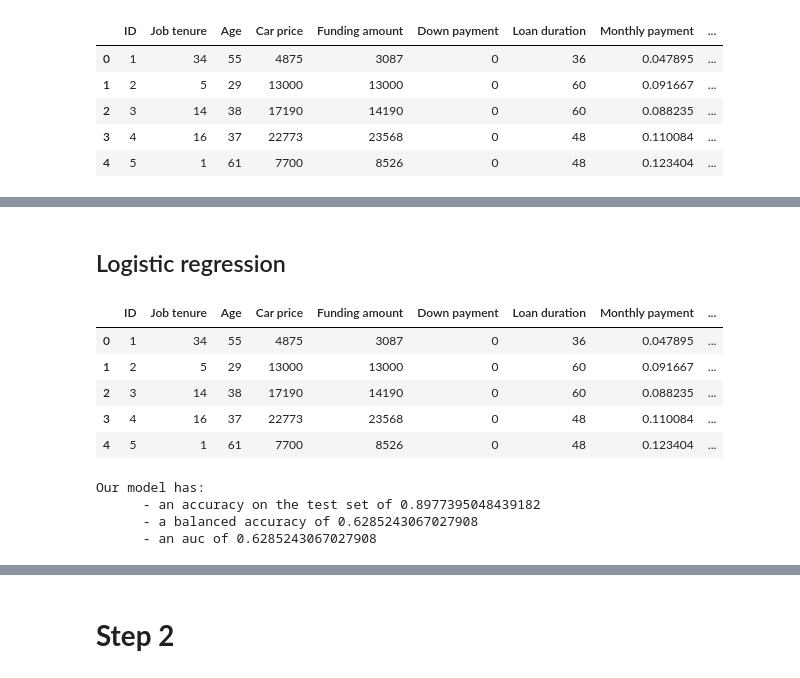
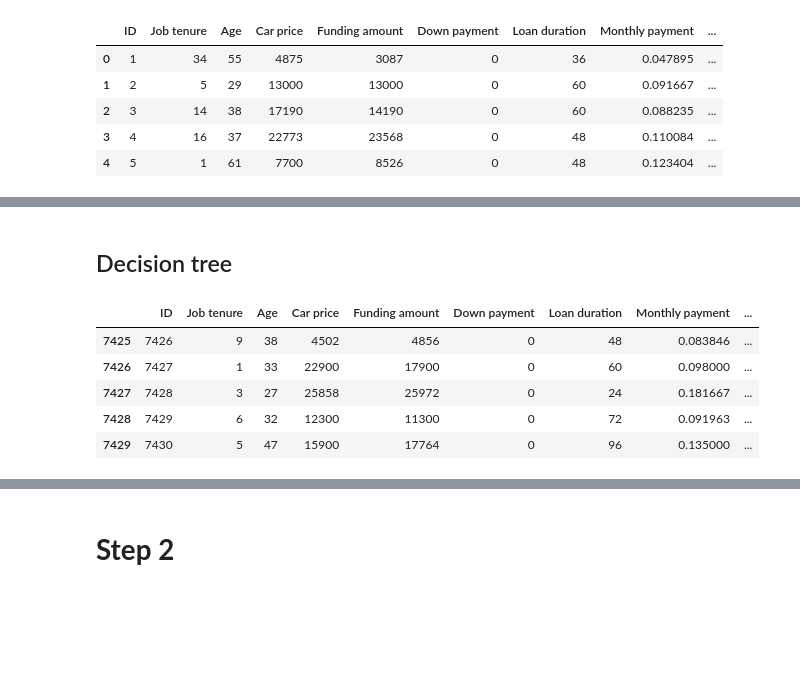
Before and after one commit to AdeStAff/credit_scoring, a Jupyter notebook: final_nb.ipynb, the cells around one changed output, grey strips where cells are left out. Cells and saved outputs as stored; diff of their text form; code cells hidden in the pictures; blank space fills up the shorter version.

Commit message:
Finished step 2, saved model, train and test data and saved data with our predictions

```diff
--- a/final_nb.ipynb
+++ b/final_nb.ipynb
@@ -97,2 +95,0 @@ Passing `palette` without assigning `hue` is deprecated and will be removed in v
-# %% [markdown]
-## Logistic regression
@@ -101,57 +96,12 @@ from sklearn.linear_model import LogisticRegression
+# %% [markdown]
+## Decision tree
 # %%
 data = pd.read_excel('../dataproject2024.xlsx')
-data.head()
+data.tail()
 # %% [output]
 |  | ID | Job tenure | Age | Car price | Funding amount | Down payment | Loan duration | Monthly payment | ... |
-| 0 | 1 | 34 | 55 | 4875 | 3087 | 0 | 36 | 0.047895 | ... |
-| 1 | 2 | 5 | 29 | 13000 | 13000 | 0 | 60 | 0.091667 | ... |
-| 2 | 3 | 14 | 38 | 17190 | 14190 | 0 | 60 | 0.088235 | ... |
-| 3 | 4 | 16 | 37 | 22773 | 23568 | 0 | 48 | 0.110084 | ... |
-| 4 | 5 | 1 | 61 | 7700 | 8526 | 0 | 48 | 0.123404 | ... |
+| 7425 | 7426 | 9 | 38 | 4502 | 4856 | 0 | 48 | 0.083846 | ... |
+| 7426 | 7427 | 1 | 33 | 22900 | 17900 | 0 | 60 | 0.098000 | ... |
+| 7427 | 7428 | 3 | 27 | 25858 | 25972 | 0 | 24 | 0.181667 | ... |
+| 7428 | 7429 | 6 | 32 | 12300 | 11300 | 0 | 72 | 0.091963 | ... |
+| 7429 | 7430 | 5 | 47 | 15900 | 17764 | 0 | 96 | 0.135000 | ... |
-# %%
-# We are going to fit a classifier on the y_hat predicted by the black box model
-y = data['Pred_default (y_hat)']
-
-# Split the data into training and testing
-X_train, X_test, y_train, y_test = train_test_split(data, y)
-
-
-# Scale continuous variables to have a meaningful comparison of the coefficients
-continuous_features = ['Job tenure', 'Age', 'Car price', 'Funding amount', 'Down payment', 'Loan duration','Monthly payment']
-categorical_features = ['Down payment', 'Credit event', 'Married', 'Homeowner']
-
-model = LogisticRegression(penalty='l2')
-
-# Scale continuous features, include categorical features, drop the remaining columns
-preprocessor = ColumnTransformer(transformers=[
-    ('num', StandardScaler(), continuous_features),
-    ('cat','passthrough',categorical_features)
-],
-remainder='drop')
-
-# Fit a linear regression with
-pipeline = Pipeline(steps=[
-    ('preprocessor', preprocessor),
-    ('log_regression', model)
-])
-
-# Split data between test and train
-X_train, X_test, y_train, y_test = train_test_split(data,y)
-
-# Fit the regressor
-pipeline.fit(X_train, y_train)
-y_pred = pipeline.predict(X_test)
-
-accuracy = accuracy_score(y_test, y_pred)
-balanced_accuracy = balanced_accuracy_score(y_test, y_pred)
-auc = roc_auc_score(y_test, y_pred)
-
-print(f"""Our model has:
-      - an accuracy on the test set of {accuracy}
-      - a balanced accuracy of {balanced_accuracy}
-      - an auc of {auc}""")
-# %% [output]
-Our model has:
-      - an accuracy on the test set of 0.8977395048439182
-      - a balanced accuracy of 0.6285243067027908
-      - an auc of 0.6285243067027908
```
Also changed, not shown: parts of 29 cells of this notebook, 8 other files.
